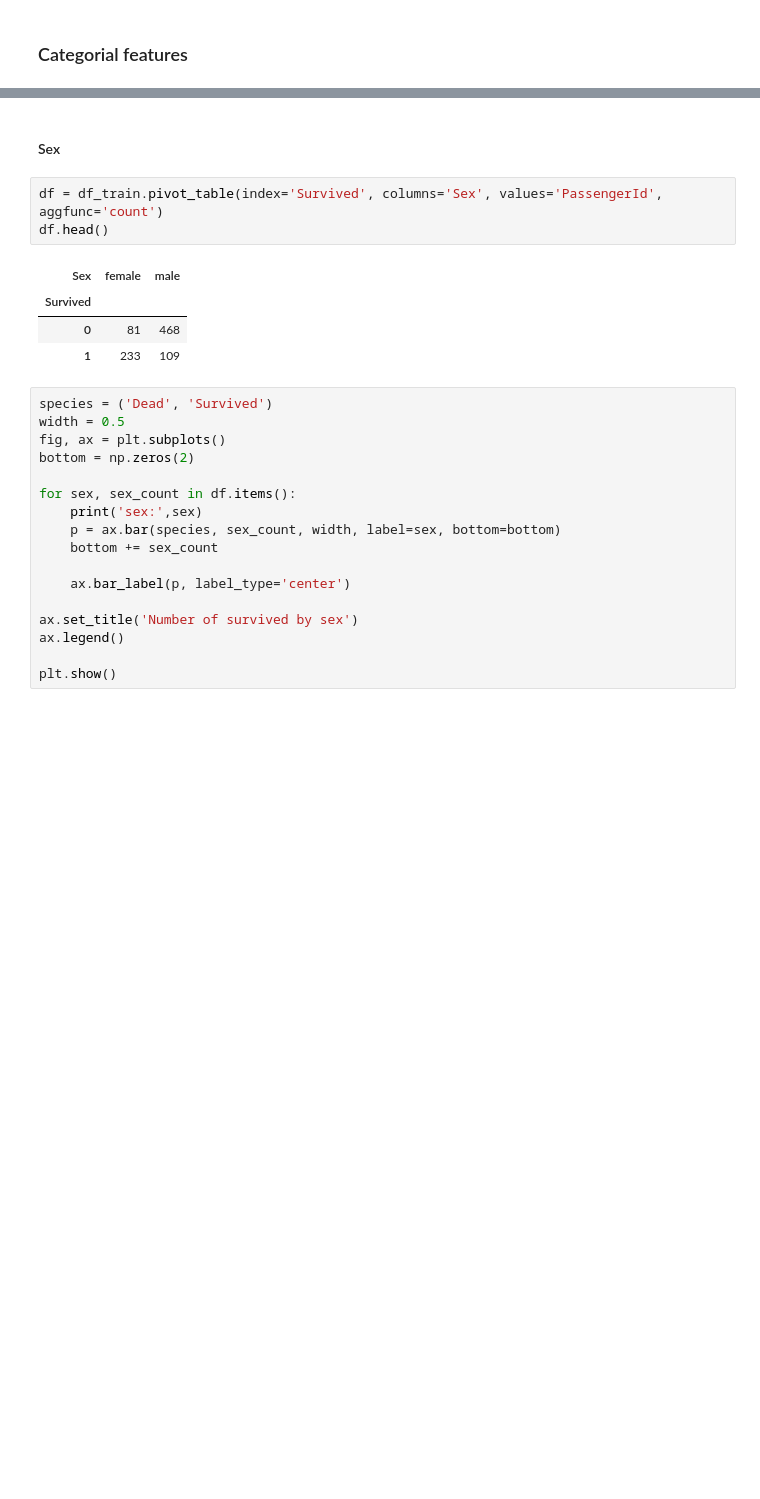
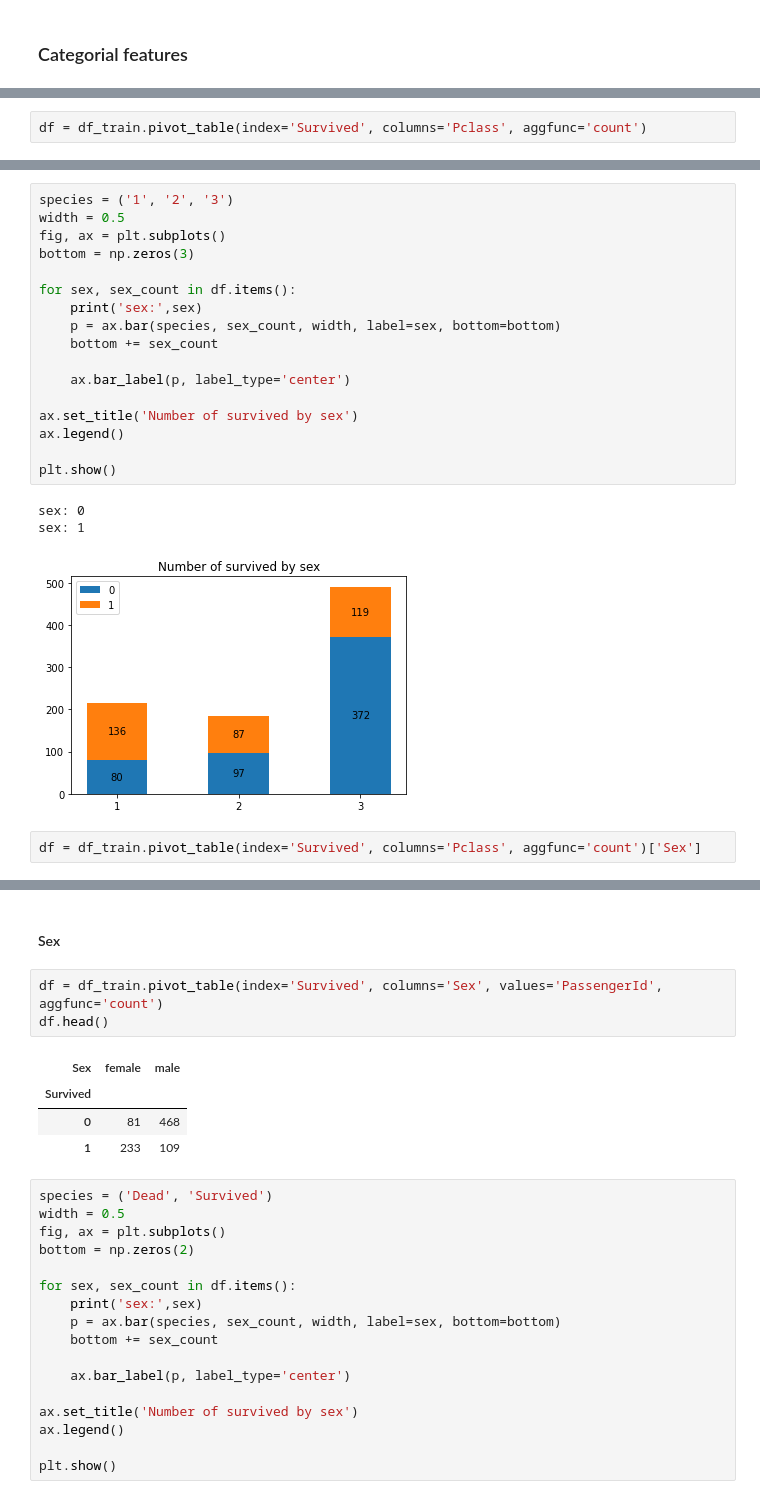
Before and after one commit to Pereyro/kaggle, a Jupyter notebook: TitanicCompetition/TitanicCompetition.ipynb, the cells around one changed output, grey strips where cells are left out. Cells and saved outputs as stored; diff of their text form; blank space fills up the shorter version.

```diff
--- a/TitanicCompetition/TitanicCompetition.ipynb
+++ b/TitanicCompetition/TitanicCompetition.ipynb
@@ -267,0 +281,2 @@ Embarked
+# %%
+df = df_train.pivot_table(index='Survived', columns='Pclass', aggfunc='count')
@@ -267,0 +292,23 @@ Embarked
+# %%
+species = ('1', '2', '3')
+width = 0.5
+fig, ax = plt.subplots()
+bottom = np.zeros(3)
+
+for sex, sex_count in df.items():
+    print('sex:',sex)
+    p = ax.bar(species, sex_count, width, label=sex, bottom=bottom)
+    bottom += sex_count
+
+    ax.bar_label(p, label_type='center')
+
+ax.set_title('Number of survived by sex')
+ax.legend()
+
+plt.show()
+# %% [output]
+sex: 0
+sex: 1
+[figure, added]
+# %%
+df = df_train.pivot_table(index='Survived', columns='Pclass', aggfunc='count')['Sex']
```
Also changed, not shown: parts of 20 cells of this notebook.
